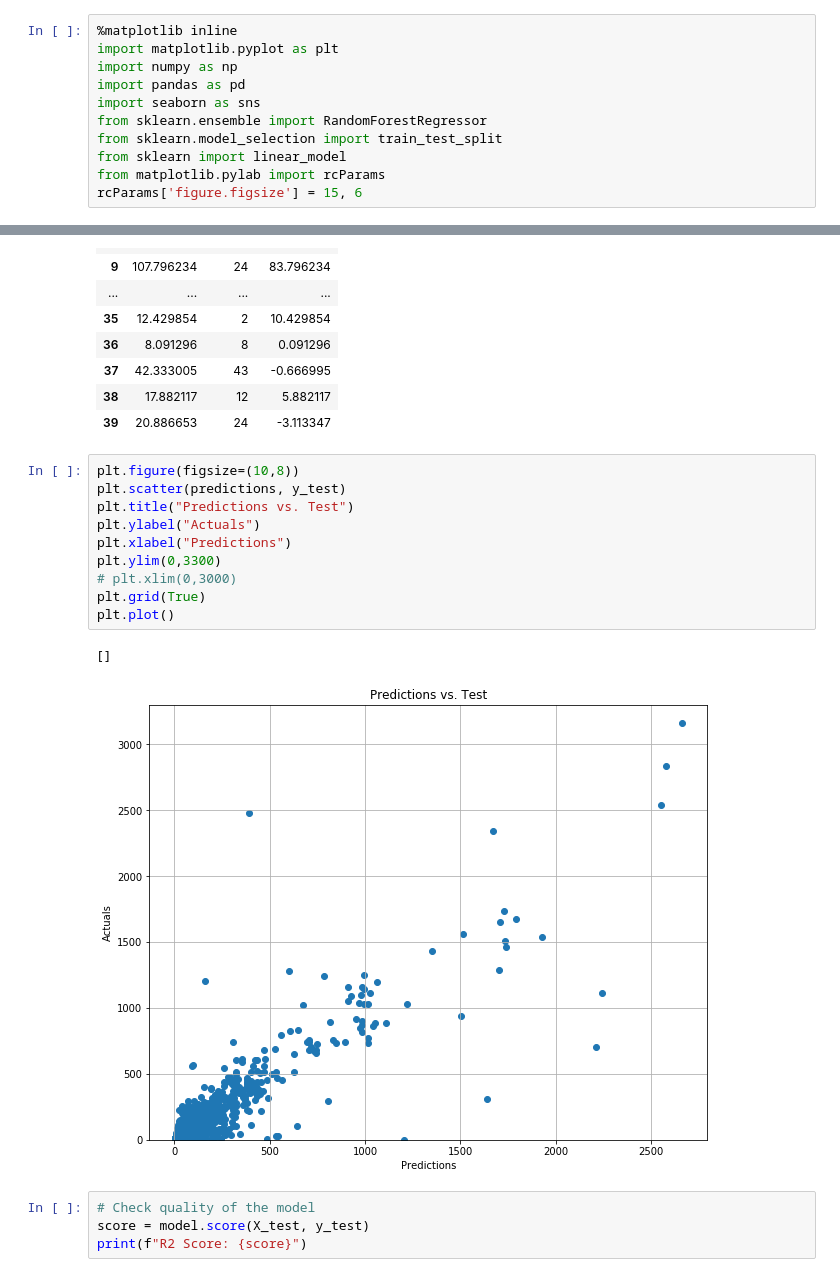
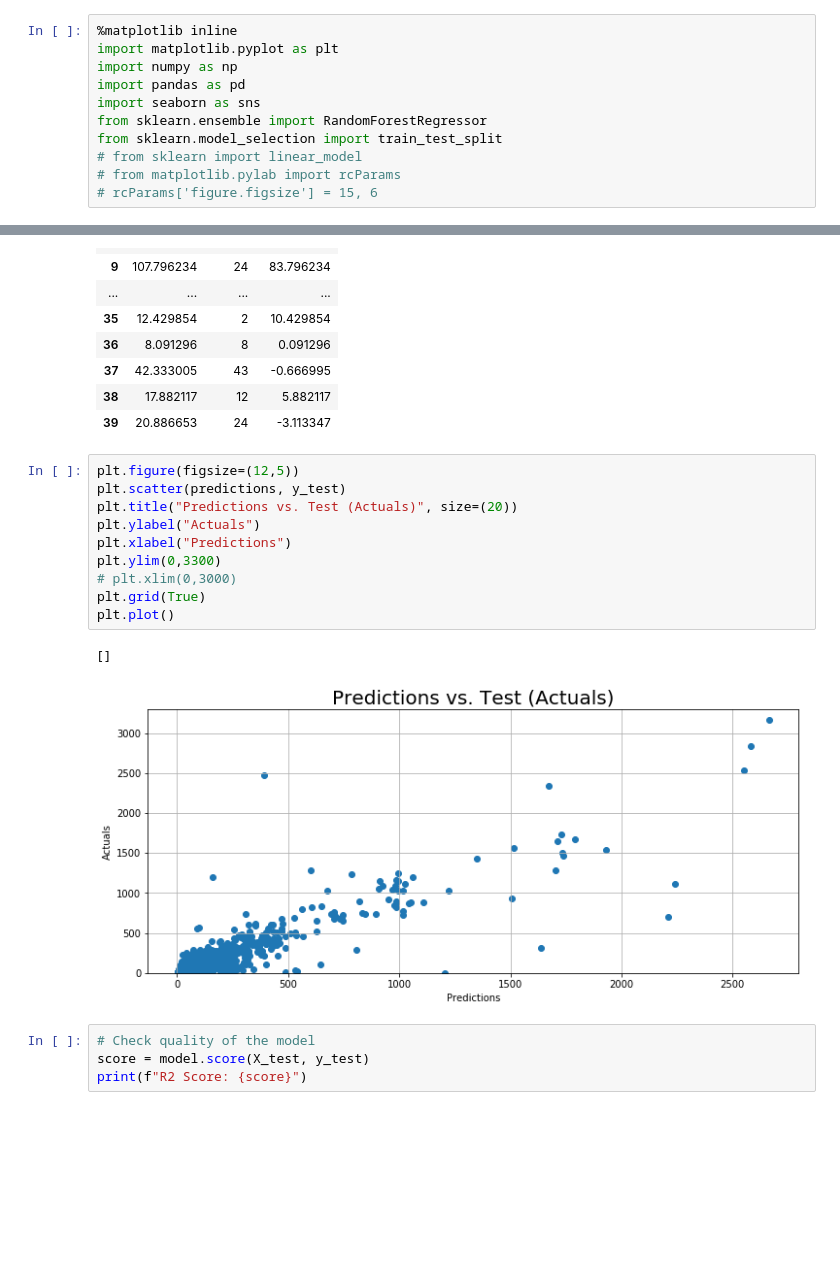
Before and after one commit to melodymassis/TS_Forecasting, a Jupyter notebook: index.ipynb, the cells around one changed output, grey strips where cells are left out. Drawn from its saved outputs; the diff is of its cells as text; blank space fills up the shorter version.

```diff
--- a/index.ipynb
+++ b/index.ipynb
@@ -29,9 +29,9 @@ import pandas as pd
 import seaborn as sns
 from sklearn.ensemble import RandomForestRegressor
 from sklearn.model_selection import train_test_split
-from sklearn import linear_model
-from matplotlib.pylab import rcParams
-rcParams['figure.figsize'] = 15, 6
+# from sklearn import linear_model
+# from matplotlib.pylab import rcParams
+# rcParams['figure.figsize'] = 15, 6
 # %%
 #Import file containing weekly sales by item for 2 full consecutive years (2016 and 2017)
 csv = "cleandata.csv"
@@ -520,18 +483,18 @@ comparison.head(40)
 | 38 | 17.882117 | 12 | 5.882117 |
 | 39 | 20.886653 | 24 | -3.113347 |
 # %%
-plt.figure(figsize=(10,8))
+plt.figure(figsize=(12,5))
 plt.scatter(predictions, y_test)
-plt.title("Predictions vs. Test")
+plt.title("Predictions vs. Test (Actuals)", size=(20))
 plt.ylabel("Actuals")
 plt.xlabel("Predictions")
 plt.ylim(0,3300)
 # plt.xlim(0,3000)
 plt.grid(True)
 plt.plot()
 # %% [output]
 []
-[figure, old version]
+[figure, new version]
 # %%
 # Check quality of the model
 score = model.score(X_test, y_test)
```
Also changed, not shown: parts of 15 cells of this notebook, 1 other file.
